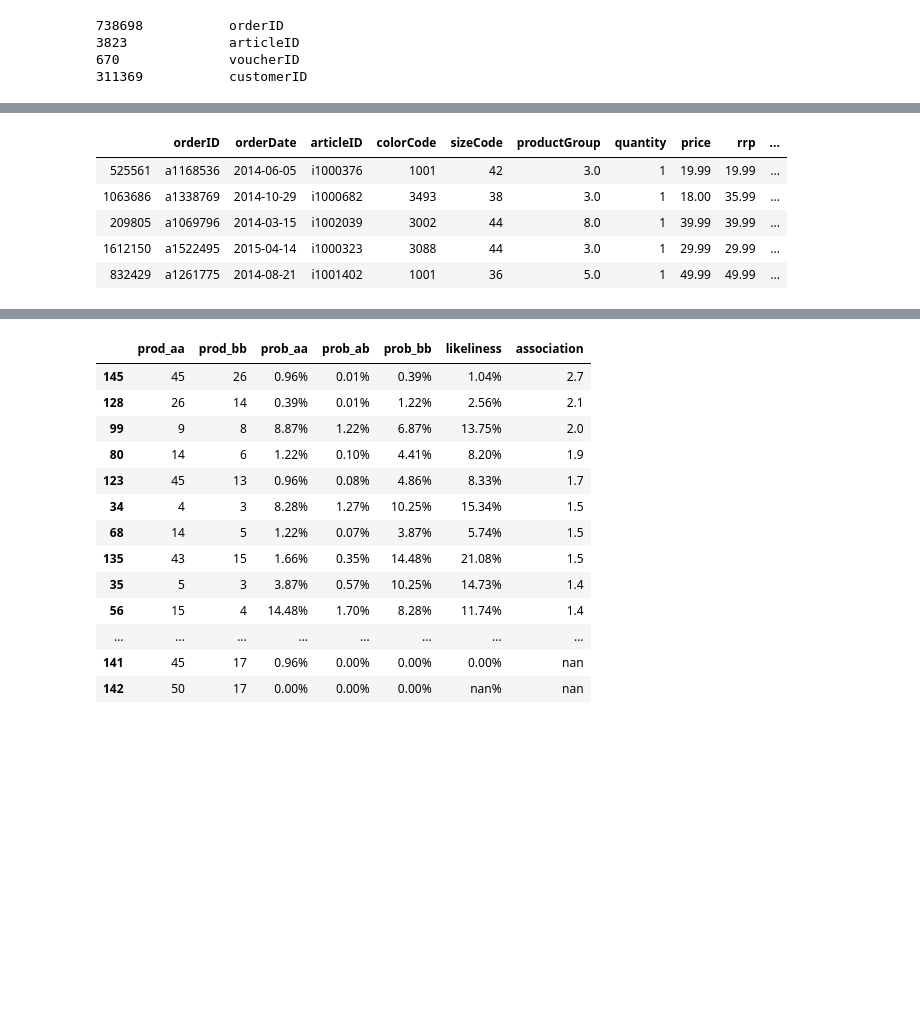
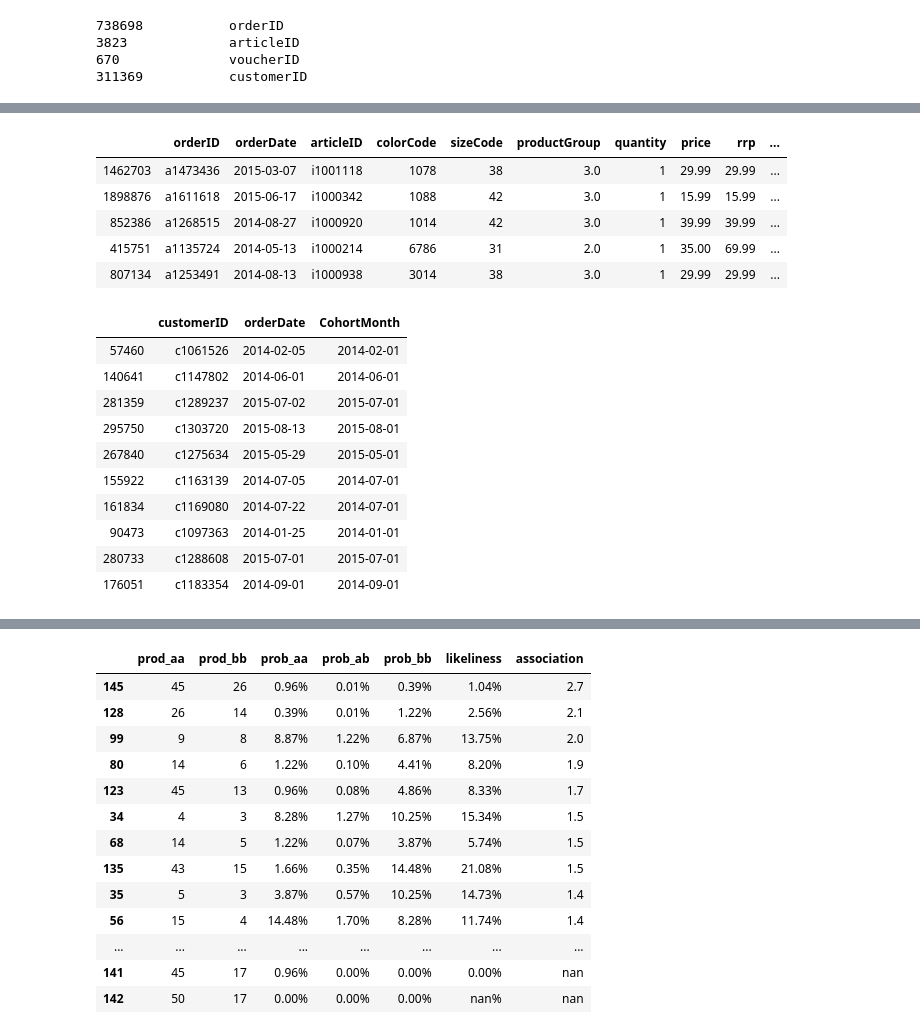
Before and after one commit to MichalWlodkowski/Data_Cup_2016, a Jupyter notebook: DataCup_returns.ipynb, the cells around one changed output, grey strips where cells are left out. Saved outputs shown, nothing was run; the diff lists cells and outputs as text; code cells hidden in the pictures; blank space fills up the shorter version.

```diff
--- a/DataCup_returns.ipynb
+++ b/DataCup_returns.ipynb
@@ -42,3 +43,4 @@ import numpy as np
 ### ### C) LR, DTr, RF, etc, Deep Learning
 # %%
 train = pd.read_csv('orders_train.txt', sep=';')
+train['orderDate'] = pd.to_datetime(train['orderDate'])
@@ -67,8 +88,8 @@ train['orderDate'].min(), train['orderDate'].max()
 train.sample(5)
 # %% [output]
 |  | orderID | orderDate | articleID | colorCode | sizeCode | productGroup | quantity | price | rrp | ... |
-| 525561 | a1168536 | 2014-06-05 | i1000376 | 1001 | 42 | 3.0 | 1 | 19.99 | 19.99 | ... |
-| 1063686 | a1338769 | 2014-10-29 | i1000682 | 3493 | 38 | 3.0 | 1 | 18.00 | 35.99 | ... |
-| 209805 | a1069796 | 2014-03-15 | i1002039 | 3002 | 44 | 8.0 | 1 | 39.99 | 39.99 | ... |
-| 1612150 | a1522495 | 2015-04-14 | i1000323 | 3088 | 44 | 3.0 | 1 | 29.99 | 29.99 | ... |
-| 832429 | a1261775 | 2014-08-21 | i1001402 | 1001 | 36 | 5.0 | 1 | 49.99 | 49.99 | ... |
+| 1462703 | a1473436 | 2015-03-07 | i1001118 | 1078 | 38 | 3.0 | 1 | 29.99 | 29.99 | ... |
+| 1898876 | a1611618 | 2015-06-17 | i1000342 | 1088 | 42 | 3.0 | 1 | 15.99 | 15.99 | ... |
+| 852386 | a1268515 | 2014-08-27 | i1000920 | 1014 | 42 | 3.0 | 1 | 39.99 | 39.99 | ... |
+| 415751 | a1135724 | 2014-05-13 | i1000214 | 6786 | 31 | 2.0 | 1 | 35.00 | 69.99 | ... |
+| 807134 | a1253491 | 2014-08-13 | i1000938 | 3014 | 38 | 3.0 | 1 | 29.99 | 29.99 | ... |
@@ -74,0 +105,16 @@ train.sample(5)
+# %%
+dates = train.groupby(['customerID']).orderDate.min().reset_index()
+dates['CohortMonth'] = dates['orderDate'].apply(get_firt_tran_month)
+dates.sample(5)
+# %% [output]
+|  | customerID | orderDate | CohortMonth |
+| 57460 | c1061526 | 2014-02-05 | 2014-02-01 |
+| 140641 | c1147802 | 2014-06-01 | 2014-06-01 |
+| 281359 | c1289237 | 2015-07-02 | 2015-07-01 |
+| 295750 | c1303720 | 2015-08-13 | 2015-08-01 |
+| 267840 | c1275634 | 2015-05-29 | 2015-05-01 |
+| 155922 | c1163139 | 2014-07-05 | 2014-07-01 |
+| 161834 | c1169080 | 2014-07-22 | 2014-07-01 |
+| 90473 | c1097363 | 2014-01-25 | 2014-01-01 |
+| 280733 | c1288608 | 2015-07-01 | 2015-07-01 |
+| 176051 | c1183354 | 2014-09-01 | 2014-09-01 |
```
Also changed, not shown: parts of 9 cells of this notebook.
